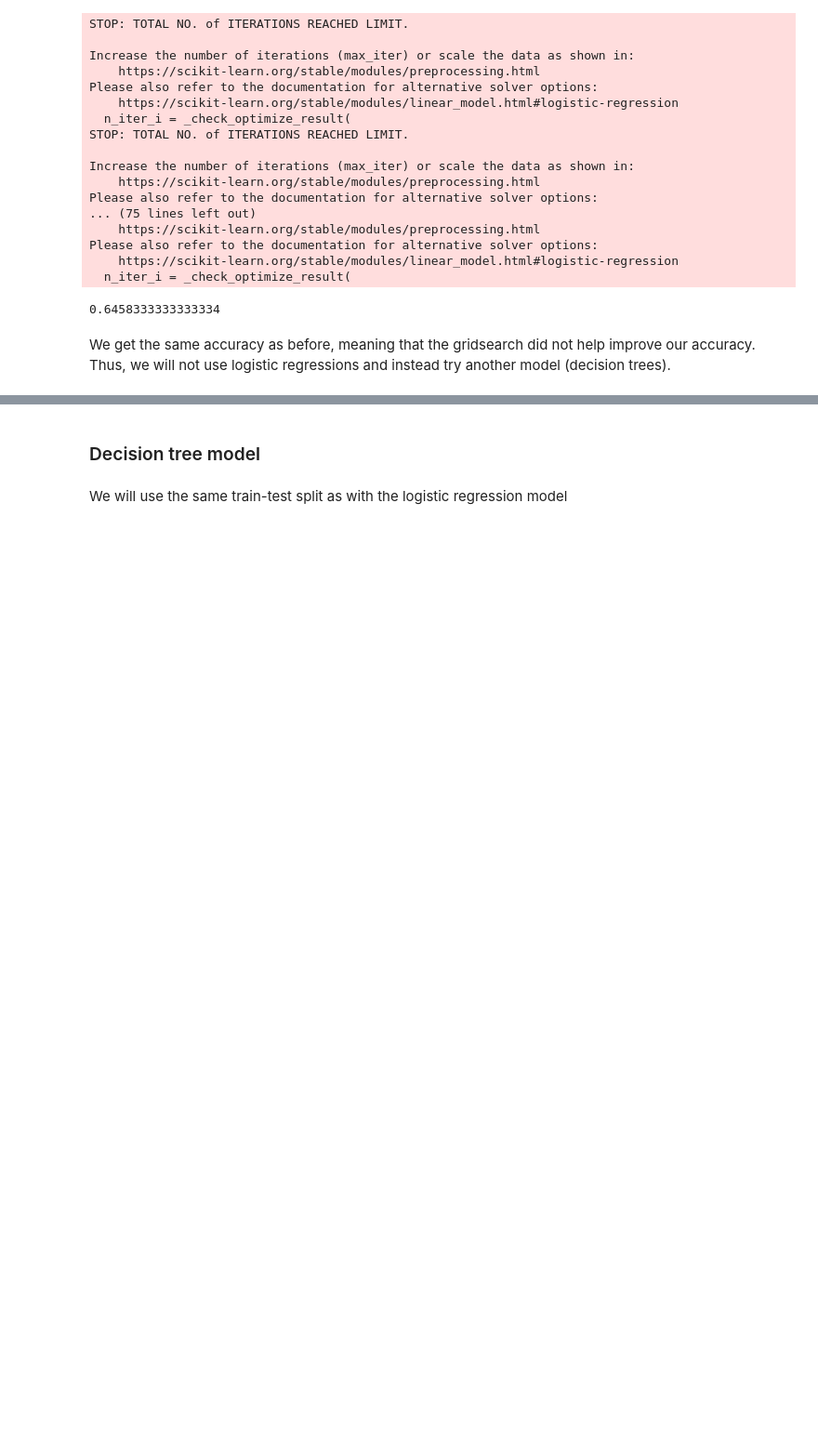
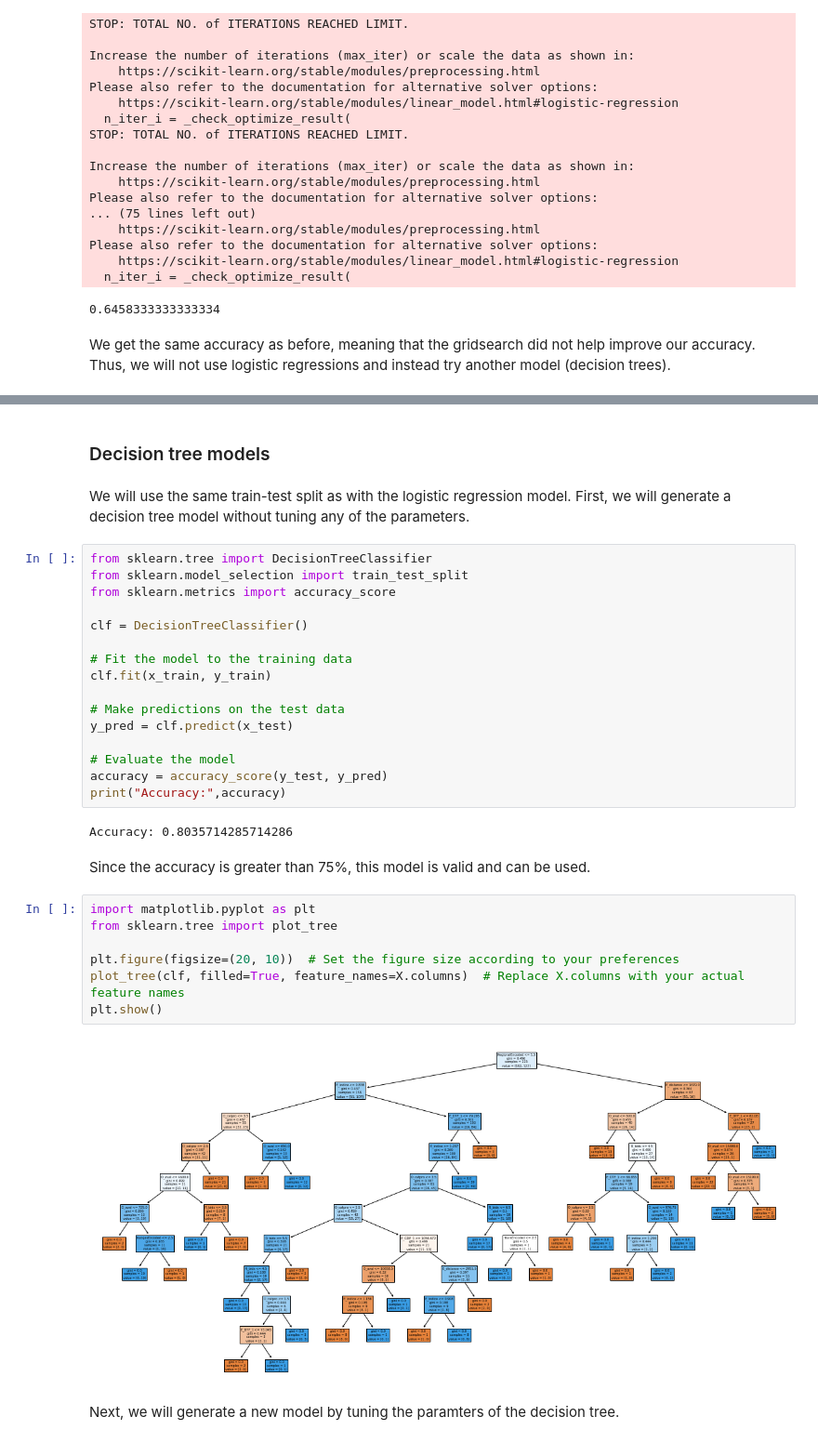
Before and after one commit to chidima-asika/win-with-us, a Jupyter notebook: the_code.ipynb, the cells around one changed output, grey strips where cells are left out. Shown at 93% size. Drawn from its saved outputs; the diff is of its cells as text; blank space fills up the shorter version.

```diff
--- a/the_code.ipynb
+++ b/the_code.ipynb
@@ -706,4 +695,35 @@ for estimator_name, estimator_object in estimators.items():
 # %% [markdown]
-### Decision tree model
+### Decision tree models
 # %% [markdown]
-We will use the same train-test split as with the logistic regression model
+We will use the same train-test split as with the logistic regression model. First, we will generate a decision tree model without tuning any of the parameters.
+# %%
+from sklearn.tree import DecisionTreeClassifier
+from sklearn.model_selection import train_test_split
+from sklearn.metrics import accuracy_score
+
+clf = DecisionTreeClassifier()
+
+# Fit the model to the training data
+clf.fit(x_train, y_train)
+
+# Make predictions on the test data
+y_pred = clf.predict(x_test)
+
+# Evaluate the model
+accuracy = accuracy_score(y_test, y_pred)
+print("Accuracy:",accuracy)
+# %% [output]
+Accuracy: 0.8035714285714286
+# %% [markdown]
+Since the accuracy is greater than 75%, this model is valid and can be used.
+# %%
+import matplotlib.pyplot as plt
+from sklearn.tree import plot_tree
+
+plt.figure(figsize=(20, 10))  # Set the figure size according to your preferences
+plot_tree(clf, filled=True, feature_names=X.columns)  # Replace X.columns with your actual feature names
+plt.show()
+# %% [output]
+[figure, added]
+# %% [markdown]
+Next, we will generate a new model by tuning the paramters of the decision tree.
```
Also changed, not shown: parts of 2 cells of this notebook.
